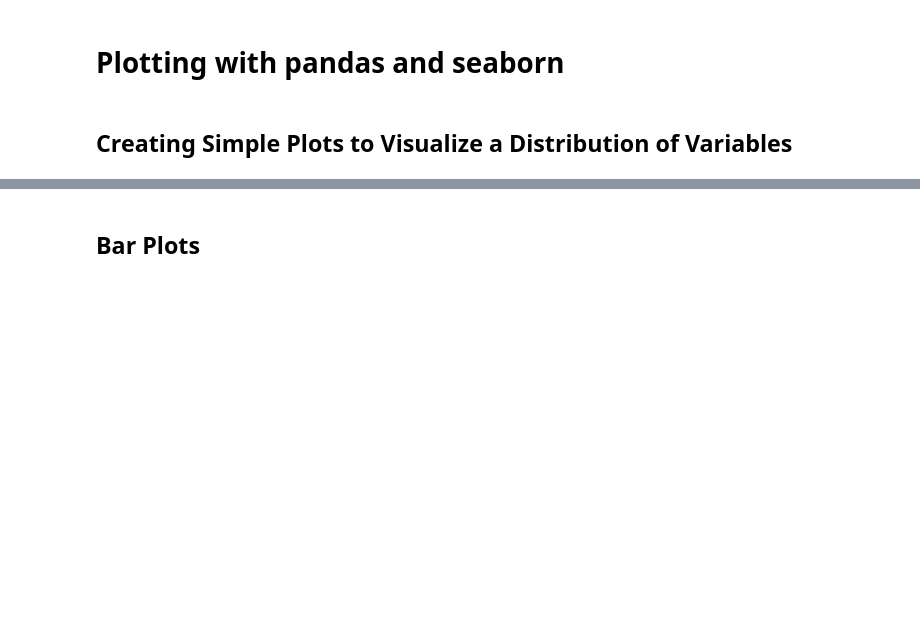
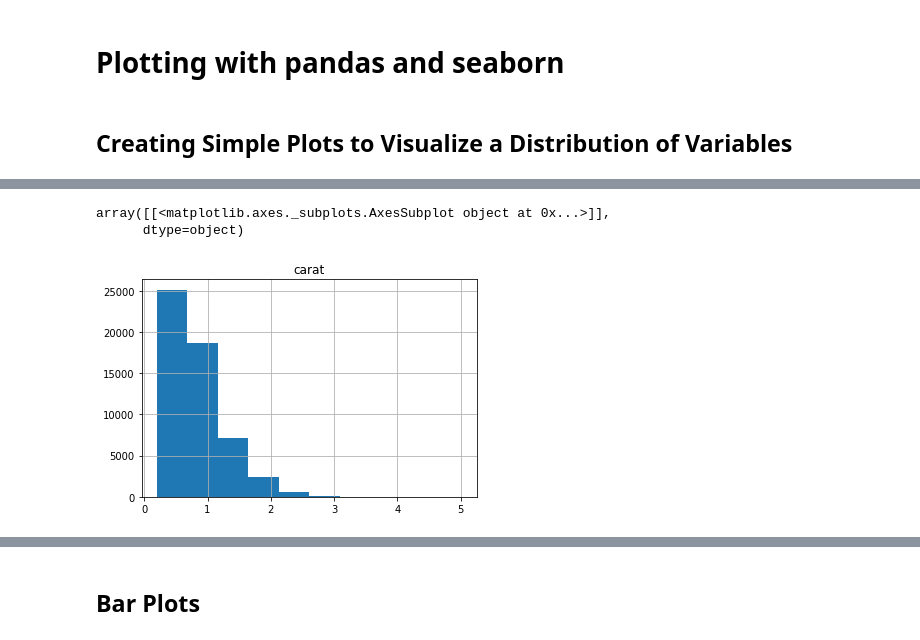
Before and after one commit to psygrammer/psypy, a Jupyter notebook: vis/notebooks/01_intro_basic_and_custermized_plotting.ipynb, the cells around one changed output, grey strips where cells are left out. Drawn from its saved outputs; the diff is of its cells as text; code cells hidden in the pictures; blank space fills up the shorter version.

```diff
--- a/vis/notebooks/01_intro_basic_and_custermized_plotting.ipynb
+++ b/vis/notebooks/01_intro_basic_and_custermized_plotting.ipynb
@@ -264,0 +401,8 @@ diamonds_df.head()
+# %%
+# 1. Import the necessary modules:
+import seaborn as sns
+import pandas as pd
+
+# 2. Import the diamonds dataset from seaborn:
+diamonds_df = sns.load_dataset('diamonds')
+diamonds_df
@@ -264,0 +423,7 @@ diamonds_df.head()
+# %%
+# Plot a histogram using the diamonds dataset where x axis = carat:
+diamonds_df.hist(column='carat')
+# %% [output]
+array([[<matplotlib.axes._subplots.AxesSubplot object at 0x...>]],
+      dtype=object)
+[figure, added]
```
Also changed, not shown: parts of 22 cells of this notebook.
